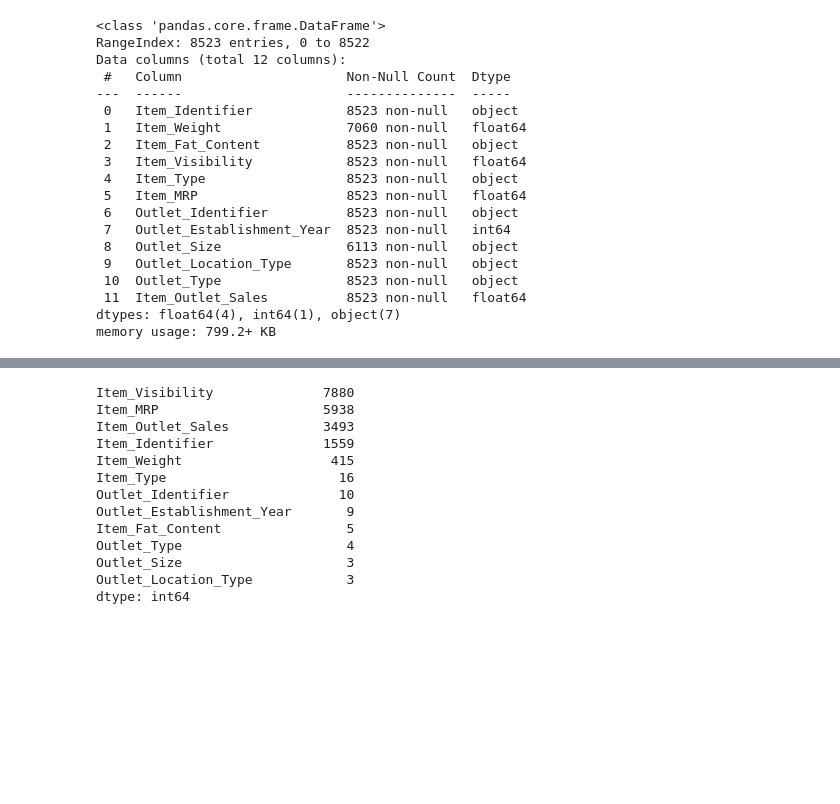
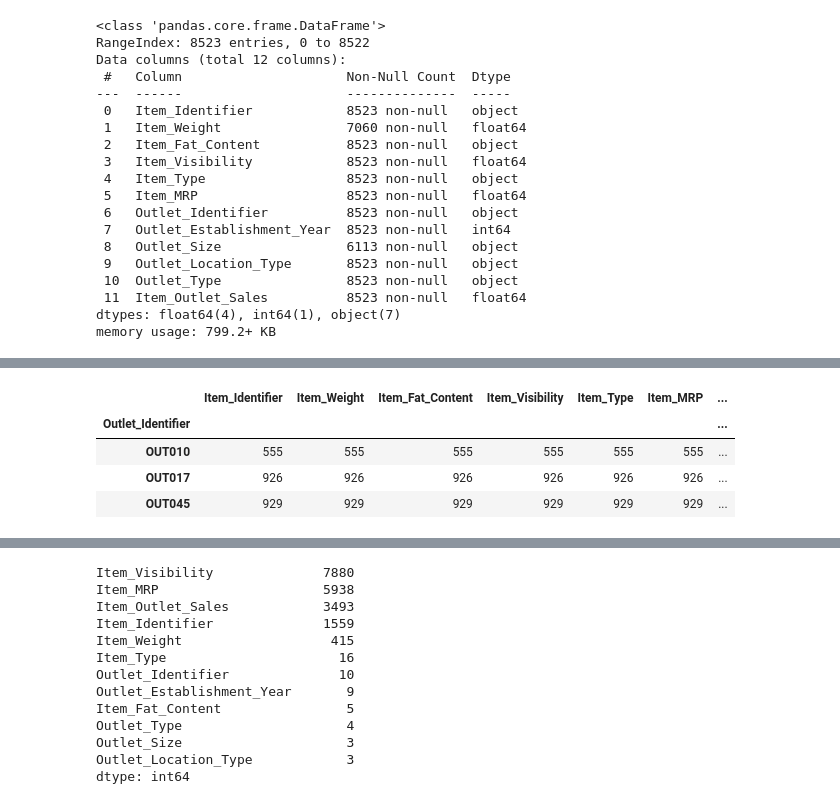
Before and after one commit to Demvok/BigMartSalesPrediction, a Jupyter notebook: BigMartSalesPrediction.ipynb, the cells around one changed output, grey strips where cells are left out. Cells and saved outputs as stored; diff of their text form; code cells hidden in the pictures; blank space fills up the shorter version.

```diff
--- a/BigMartSalesPrediction.ipynb
+++ b/BigMartSalesPrediction.ipynb
@@ -51,0 +92,8 @@ memory usage: 799.2+ KB
+# %%
+missing.groupby(['Outlet_Identifier']).count()
+# %% [output]
+|  | Item_Identifier | Item_Weight | Item_Fat_Content | Item_Visibility | Item_Type | Item_MRP | ... |
+| Outlet_Identifier |  |  |  |  |  |  | ... |
+| OUT010 | 555 | 555 | 555 | 555 | 555 | 555 | ... |
+| OUT017 | 926 | 926 | 926 | 926 | 926 | 926 | ... |
+| OUT045 | 929 | 929 | 929 | 929 | 929 | 929 | ... |
```
Also changed, not shown: parts of 24 cells of this notebook.
